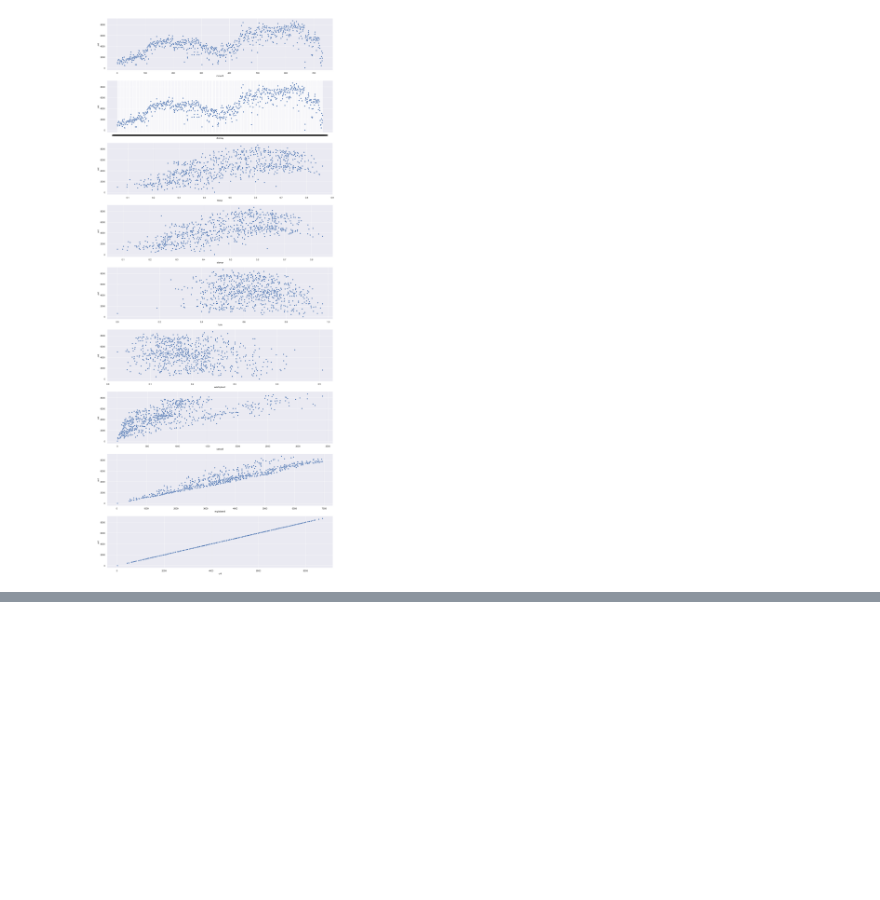
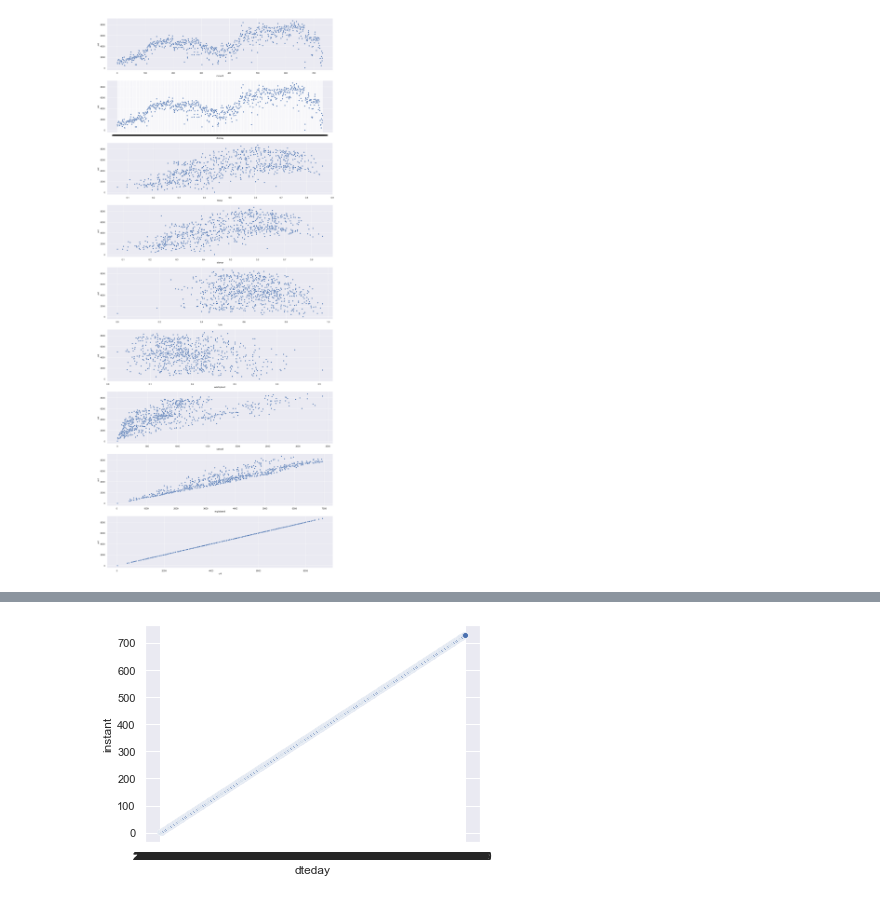
Before and after one commit to sonercand/bike-share, a Jupyter notebook: code/data understanding/dataUnderstanding.ipynb, the cells around one changed output, grey strips where cells are left out. Drawn from its saved outputs; the diff is of its cells as text; code cells hidden in the pictures; blank space fills up the shorter version.

Commit message:
docs: create data understanding doc

```diff
--- a/code/dataUnderstanding.ipynb
+++ b/code/data understanding/dataUnderstanding.ipynb
@@ -74,0 +81,4 @@ for col in cols:
+# %%
+_=sns.scatterplot(x='dteday', y="instant", data=day)
+# %% [output]
+[figure, added]
```
Also changed, not shown: parts of 2 cells of this notebook, 1 other file.
